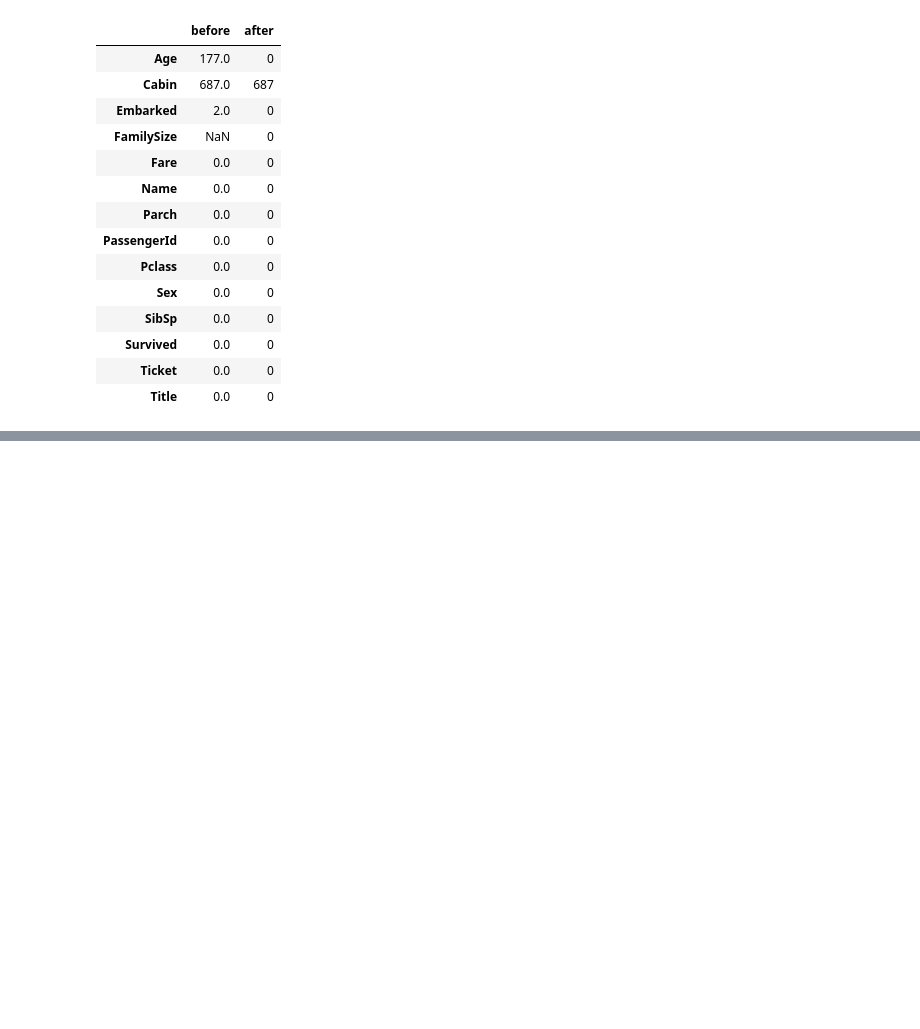
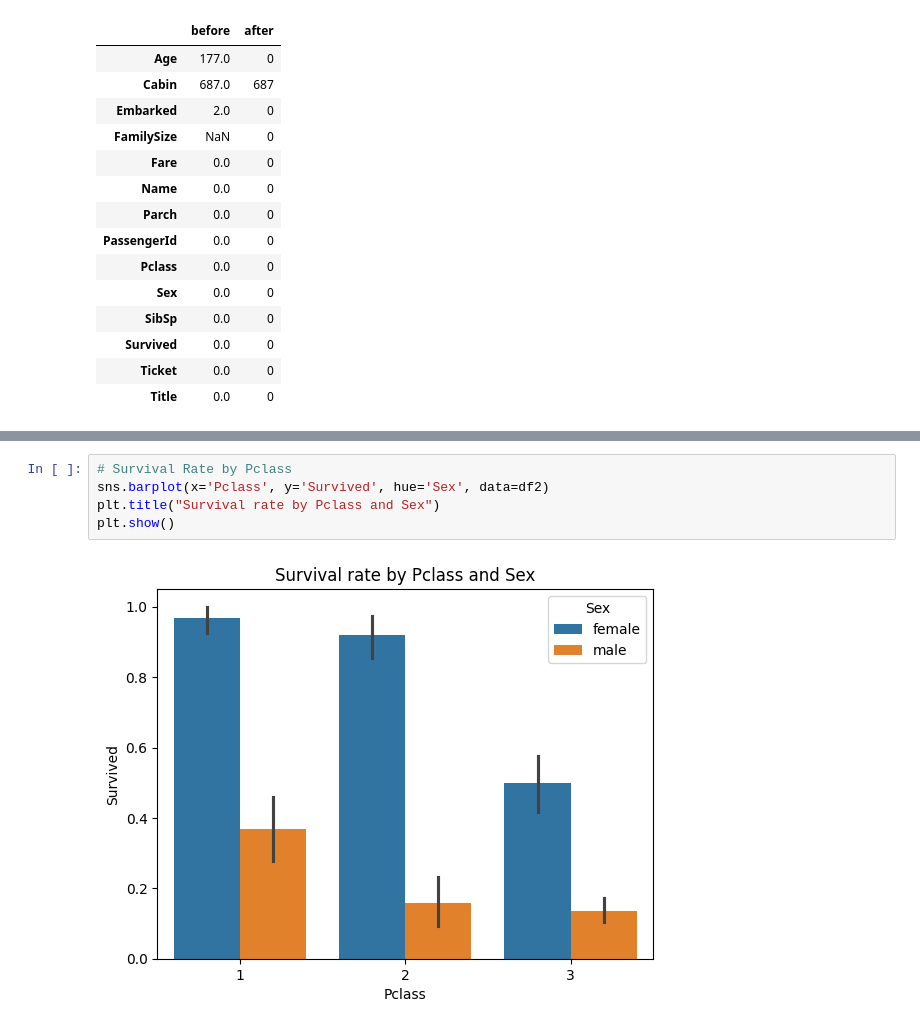
Before and after one commit to ByungkyuKang/ML_Portfolio, a Jupyter notebook: Machine_Learning_Projects/Titanic-Survival-Prediction/notebooks/titanic_preprocessing(data_from_kaggle).ipynb, the cells around one changed output, grey strips where cells are left out. Cells and saved outputs as stored; diff of their text form; blank space fills up the shorter version.

```diff
--- a/Machine_Learning_Projects/Titanic-Survival-Prediction/notebooks/titanic_preprocessing(data_from_kaggle).ipynb
+++ b/Machine_Learning_Projects/Titanic-Survival-Prediction/notebooks/titanic_preprocessing(data_from_kaggle).ipynb
@@ -119,0 +145,7 @@ pd.DataFrame({'before':before,'after':after})
+# %%
+# Survival Rate by Pclass
+sns.barplot(x='Pclass', y='Survived', hue='Sex', data=df2)
+plt.title("Survival rate by Pclass and Sex")
+plt.show()
+# %% [output]
+[figure, added]
```
Also changed, not shown: parts of 7 cells of this notebook, 3 other files.
